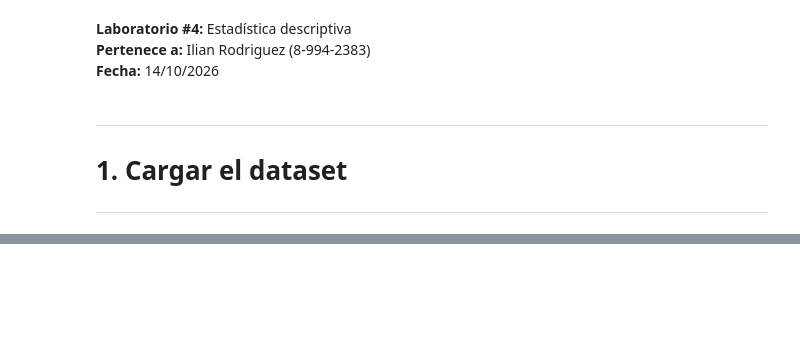
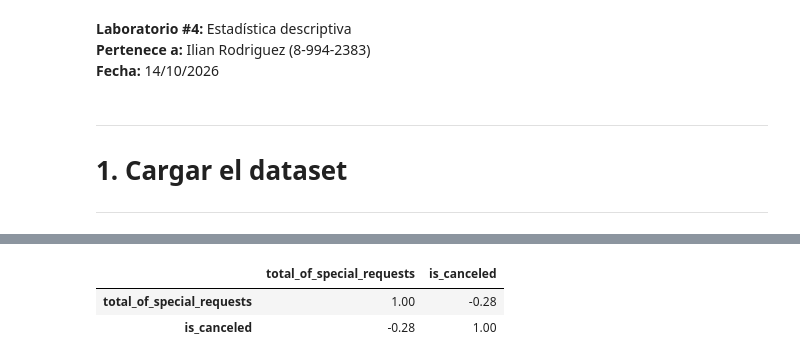
Before and after one commit to IlianRodriguez/Topicos-especiales-II, a Jupyter notebook: Laboratorios/Laboratorio4/Laboratorio4_IlianRodriguez.ipynb, the cells around one changed output, grey strips where cells are left out. Saved outputs shown, nothing was run; the diff lists cells and outputs as text; code cells hidden in the pictures; blank space fills up the shorter version.

```diff
--- a/Laboratorios/Laboratorio4/Laboratorio4_IlianRodriguez.ipynb
+++ b/Laboratorios/Laboratorio4/Laboratorio4_IlianRodriguez.ipynb
@@ -22,0 +639,13 @@ ventas = pd.read_csv(urlVentas, encoding="utf-8")#UTF-8: lee correctamente carac
+# %%
+reservas["is_canceled"] = reservas["is_canceled"].astype(int)
+
+print("------ (Tasa de cancelación general y por hotel) --------")
+print("Tasa general:", round(reservas["is_canceled"].mean() * 100, 2), "%")
+print("---------------------------------------------------------")
+
+print("Tasa por hotel:")
+for hotel in reservas["hotel"].unique():
+    canceladas = reservas[reservas["hotel"] == hotel]["is_canceled"]
+    tasa = canceladas.mean() * 100
+    print(f"{hotel}: {tasa:.2f} %")
+print("---------------------------------------------------------")
@@ -22,0 +775,8 @@ ventas = pd.read_csv(urlVentas, encoding="utf-8")#UTF-8: lee correctamente carac
+# %%
+reservas_Exploracion = reservas[reservas["arrival_date_year"].isin([2015, 2016])]# Filtrar los datos de 2015 y 2016
+matriz_correlacion = reservas_Exploracion[["total_of_special_requests", "is_canceled"]].corr(method="spearman")# Crear la matriz de correlación de Spearman
+display(matriz_correlacion.round(2))
+# %% [output]
+|  | total_of_special_requests | is_canceled |
+| total_of_special_requests | 1.00 | -0.28 |
+| is_canceled | -0.28 | 1.00 |
```
Also changed, not shown: parts of 69 cells of this notebook.
